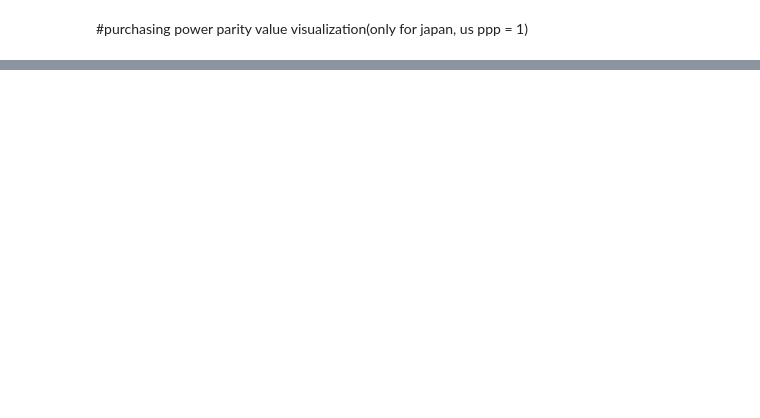
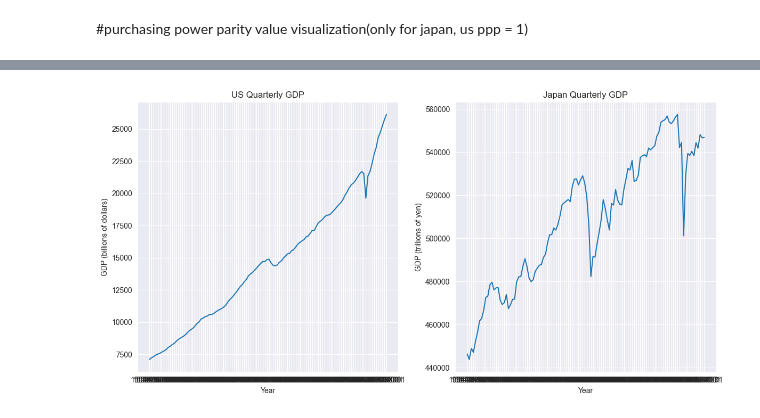
Before and after one commit to K0725/ExchangeRate_Analysis, a Jupyter notebook: group_project/Project Demo.ipynb, the cells around one changed output, grey strips where cells are left out. Cells and saved outputs as stored; diff of their text form; code cells hidden in the pictures; blank space fills up the shorter version.

```diff
--- a/group_project/Project Demo.ipynb
+++ b/group_project/Project Demo.ipynb
@@ -135,0 +158,3 @@ plt.show
+# %%
+us_df = pd.read_csv('GDP.csv')
+us_df
@@ -135,0 +175,3 @@ plt.show
+# %%
+jp_df = pd.read_csv('JP_GDP.csv')
+jp_df
@@ -135,0 +192,23 @@ plt.show
+# %%
+# create two separate line plots side by side
+fig, axs = plt.subplots(nrows=1, ncols=2, figsize=(12, 6))
+
+# plot US GDP data
+sns.set_style("darkgrid")
+sns.lineplot(x="DATE", y="GDP", data=us_df, ax=axs[0])
+axs[0].set_xlabel("Year")
+axs[0].set_ylabel("GDP (billions of dollars)")
+axs[0].set_title("US Quarterly GDP")
+
+# plot Japan GDP data
+sns.set_style("darkgrid")
+sns.lineplot(x="DATE", y="GDP", data=jp_df, ax=axs[1])
+axs[1].set_xlabel("Year")
+axs[1].set_ylabel("GDP (trillions of yen)")
+axs[1].set_title("Japan Quarterly GDP")
+
+# display plots
+plt.tight_layout()
+plt.show()
+# %% [output]
+[figure, added]
```
Also changed, not shown: parts of 20 cells of this notebook.
